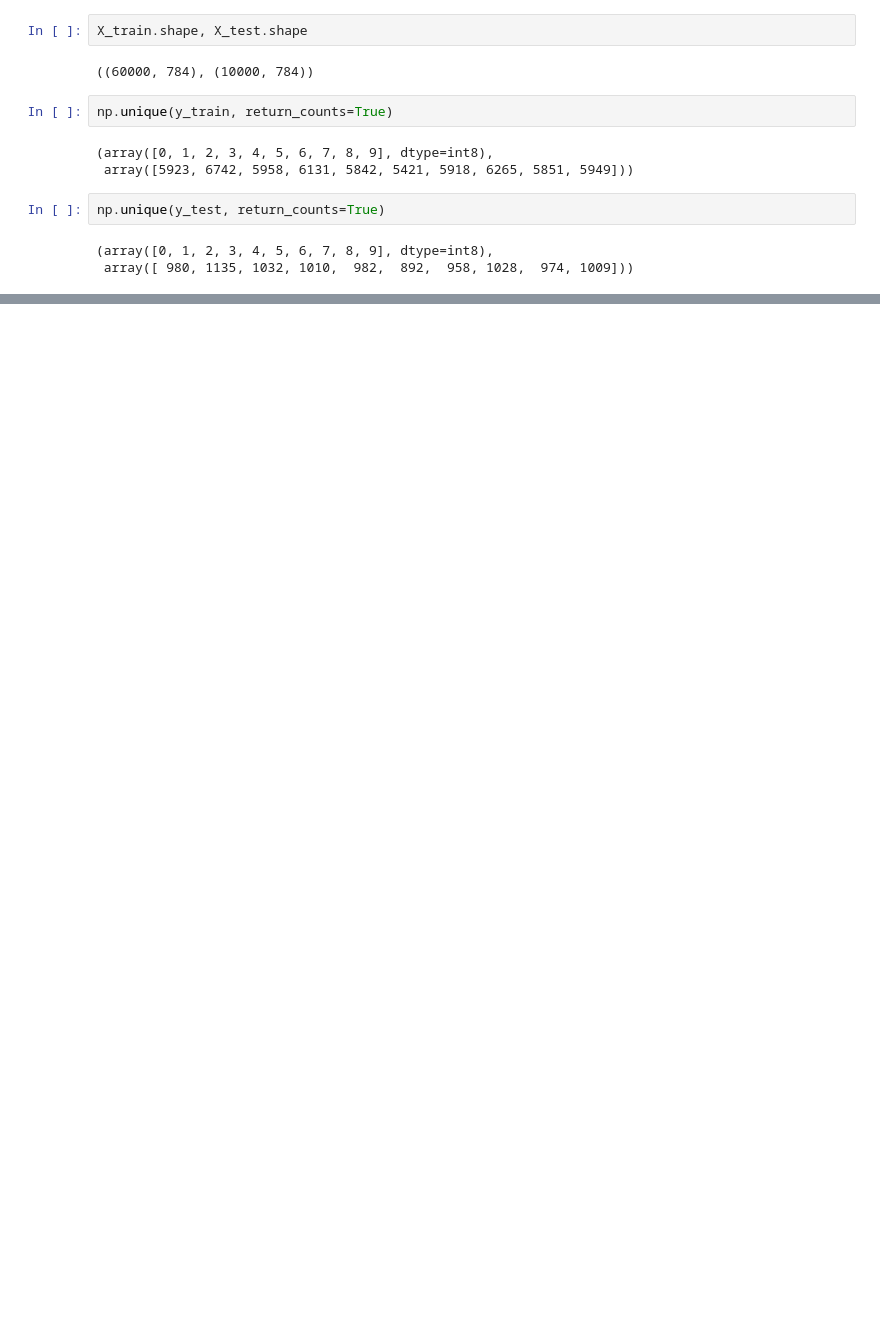
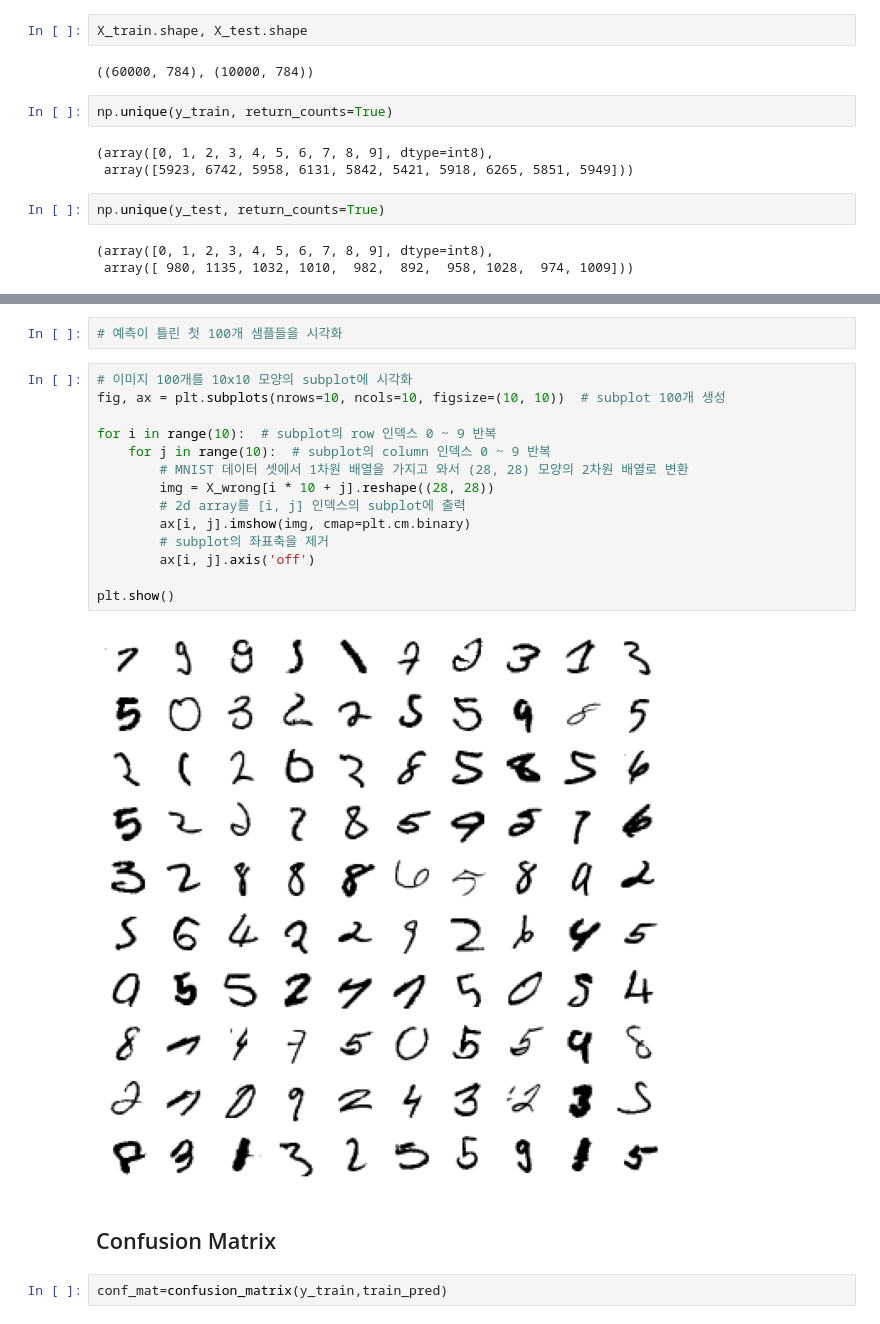
Before and after one commit to sangjin94/itwill-python, a Jupyter notebook: ml12_image_classification.ipynb, the cells around one changed output, grey strips where cells are left out. Drawn from its saved outputs; the diff is of its cells as text; blank space fills up the shorter version.

```diff
--- a/ml12_image_classification.ipynb
+++ b/ml12_image_classification.ipynb
@@ -239,0 +303,22 @@ np.unique(y_test, return_counts=True)
+# %%
+# 예측이 틀린 첫 100개 샘플들을 시각화
+# %%
+# 이미지 100개를 10x10 모양의 subplot에 시각화
+fig, ax = plt.subplots(nrows=10, ncols=10, figsize=(10, 10))  # subplot 100개 생성
+
+for i in range(10):  # subplot의 row 인덱스 0 ~ 9 반복
+    for j in range(10):  # subplot의 column 인덱스 0 ~ 9 반복
+        # MNIST 데이터 셋에서 1차원 배열을 가지고 와서 (28, 28) 모양의 2차원 배열로 변환
+        img = X_wrong[i * 10 + j].reshape((28, 28))
+        # 2d array를 [i, j] 인덱스의 subplot에 출력
+        ax[i, j].imshow(img, cmap=plt.cm.binary)
+        # subplot의 좌표축을 제거
+        ax[i, j].axis('off')
+
+plt.show()
+# %% [output]
+[figure, added]
+# %% [markdown]
+## Confusion Matrix
+# %%
+conf_mat=confusion_matrix(y_train,train_pred)
```
Also changed, not shown: parts of 35 cells of this notebook.
